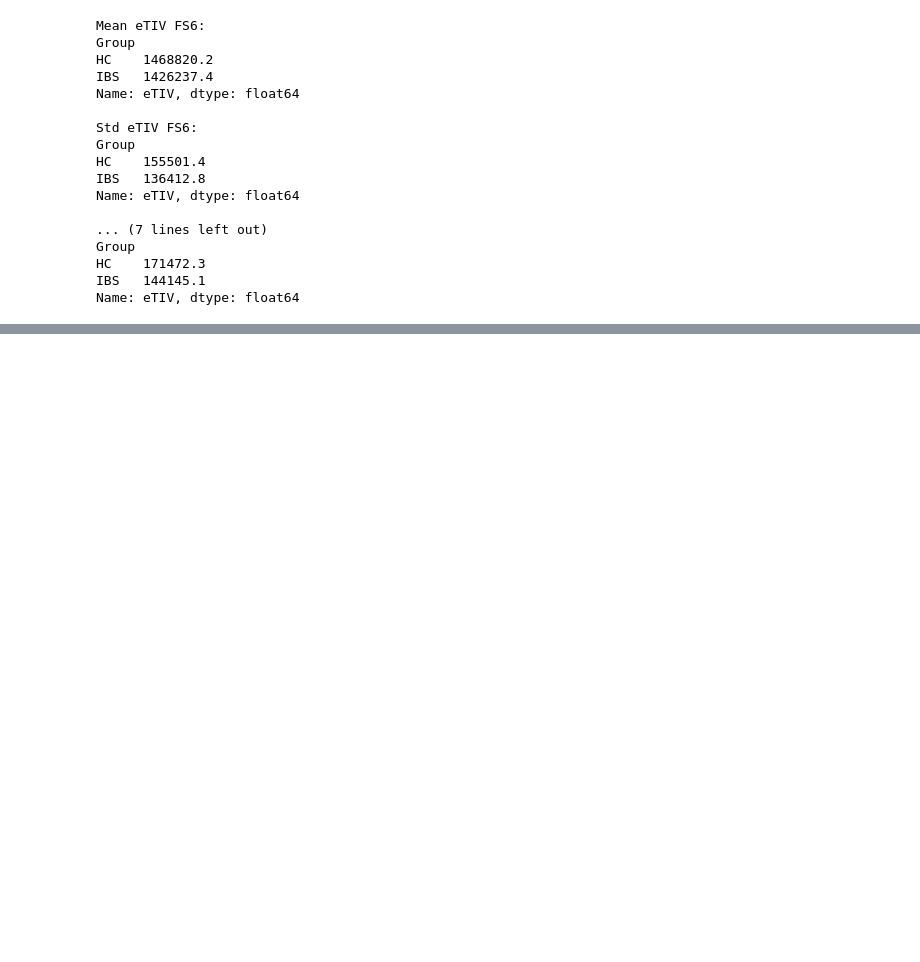
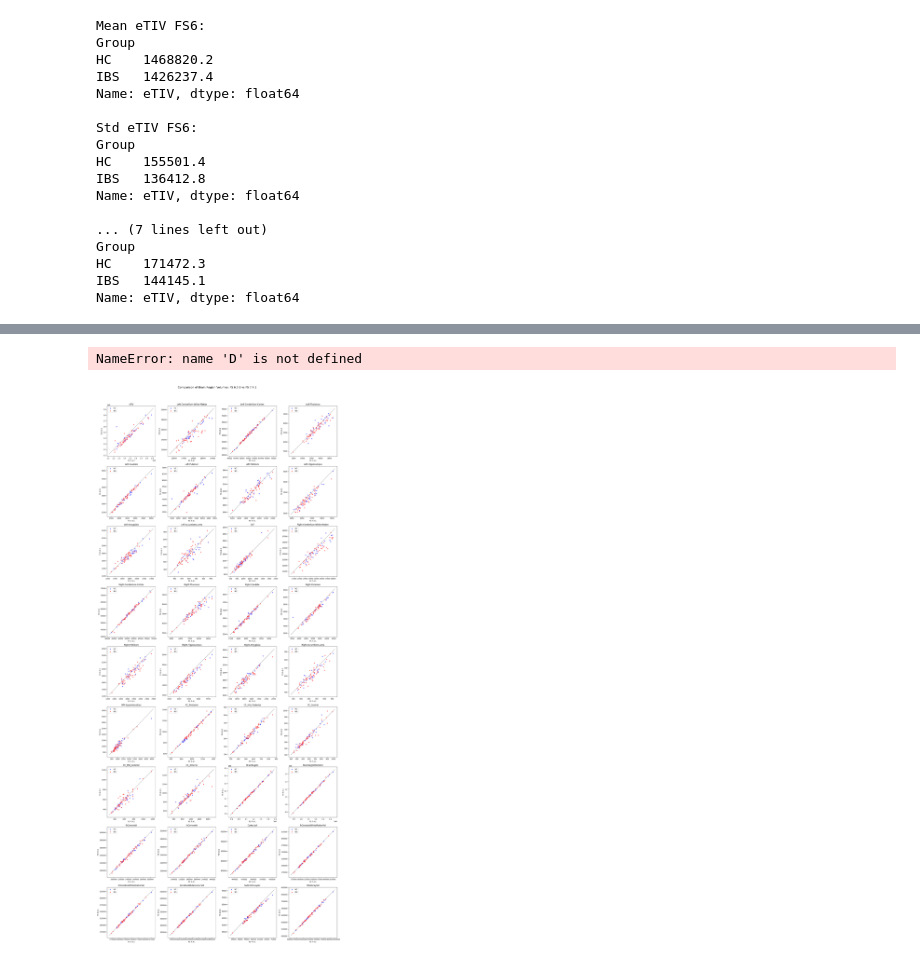
Before and after one commit to arvidl/ibs-brain, a Jupyter notebook: notebooks/04-comparing-FS-versions-on-same-dataset.ipynb, the cells around one changed output, grey strips where cells are left out. Saved outputs shown, nothing was run; the diff lists cells and outputs as text; code cells hidden in the pictures; blank space fills up the shorter version.

Commit message:
Elaborated on FS version comparisons

```diff
--- a/notebooks/04-comparing-FS-versions-on-same-dataset.ipynb
+++ b/notebooks/04-comparing-FS-versions-on-same-dataset.ipynb
@@ -376,0 +826,59 @@ Name: eTIV, dtype: float64
+# %%
+D
+# %% [output]
+NameError: name 'D' is not defined
+# %%
+# Set up the plotting parameters
+import seaborn as sns
+from matplotlib.gridspec import GridSpec
+
+# Get list of brain regions (excluding non-volume columns)
+brain_regions = [col for col in df_fs6_cross.columns
+                if col not in ['Subject', 'Group']]
+
+n_plots_per_row = 4
+# Calculate number of rows needed
+n_rows = (len(brain_regions) + n_plots_per_row - 1) // n_plots_per_row
+
+# Create a large figure
+fig = plt.figure(figsize=(20, 5*n_rows))
+gs = GridSpec(n_rows, n_plots_per_row, figure=fig)
+plt.subplots_adjust(hspace=0.4, wspace=0.3)
+
+# Create scatter plot for each brain region
+for idx, region in enumerate(brain_regions):
+    row = idx // n_plots_per_row
+    col = idx % n_plots_per_row
+    ax = fig.add_subplot(gs[row, col])
+
+    # Plot HC group
+    sns.scatterplot(data=df_fs6_cross[df_fs6_cross['Group']=='HC'],
+                   x=df_fs7_cross[df_fs7_cross['Group']=='HC'][region],
+                   y=df_fs6_cross[df_fs6_cross['Group']=='HC'][region],
+                   label='HC', color='blue', alpha=0.6)
+
+    # Plot IBS group
+    sns.scatterplot(data=df_fs6_cross[df_fs6_cross['Group']=='IBS'],
+                   x=df_fs7_cross[df_fs7_cross['Group']=='IBS'][region],
+                   y=df_fs6_cross[df_fs6_cross['Group']=='IBS'][region],
+                   label='IBS', color='red', alpha=0.6)
+
+    # Add identity line
+    lims = [
+        min(ax.get_xlim()[0], ax.get_ylim()[0]),
+        max(ax.get_xlim()[1], ax.get_ylim()[1]),
+    ]
+    ax.plot(lims, lims, 'k--', alpha=0.5, zorder=0)
+
+    # Labels and title
+    ax.set_xlabel('FS 7.4.1')
+    ax.set_ylabel('FS 6.0.1')
+    ax.set_title(region)
+    ax.legend()
+
+plt.suptitle('Comparison of Brain Region Volumes: FS 6.0.1 vs FS 7.4.1',
+            fontsize=16, y=1.02)
+plt.tight_layout()
+plt.show()
+# %% [output]
+[figure, added]
```
Also changed, not shown: parts of 17 cells of this notebook.
